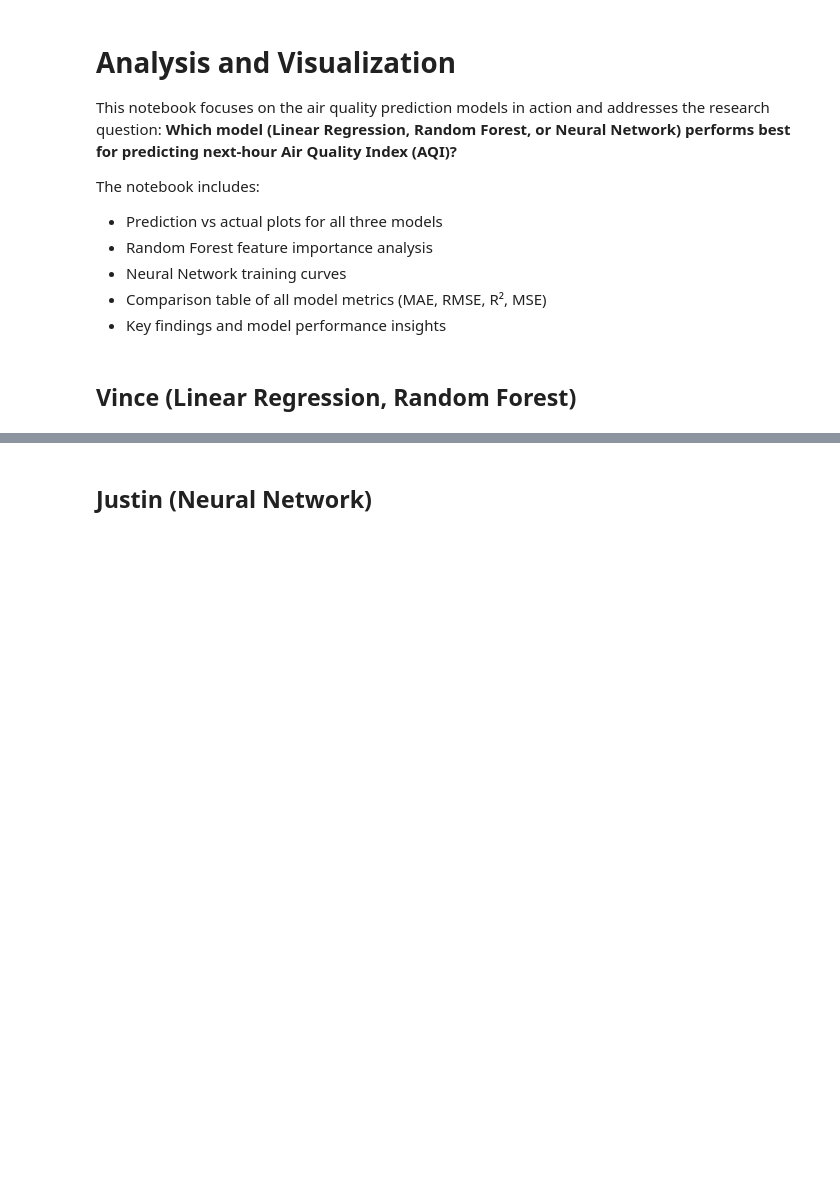
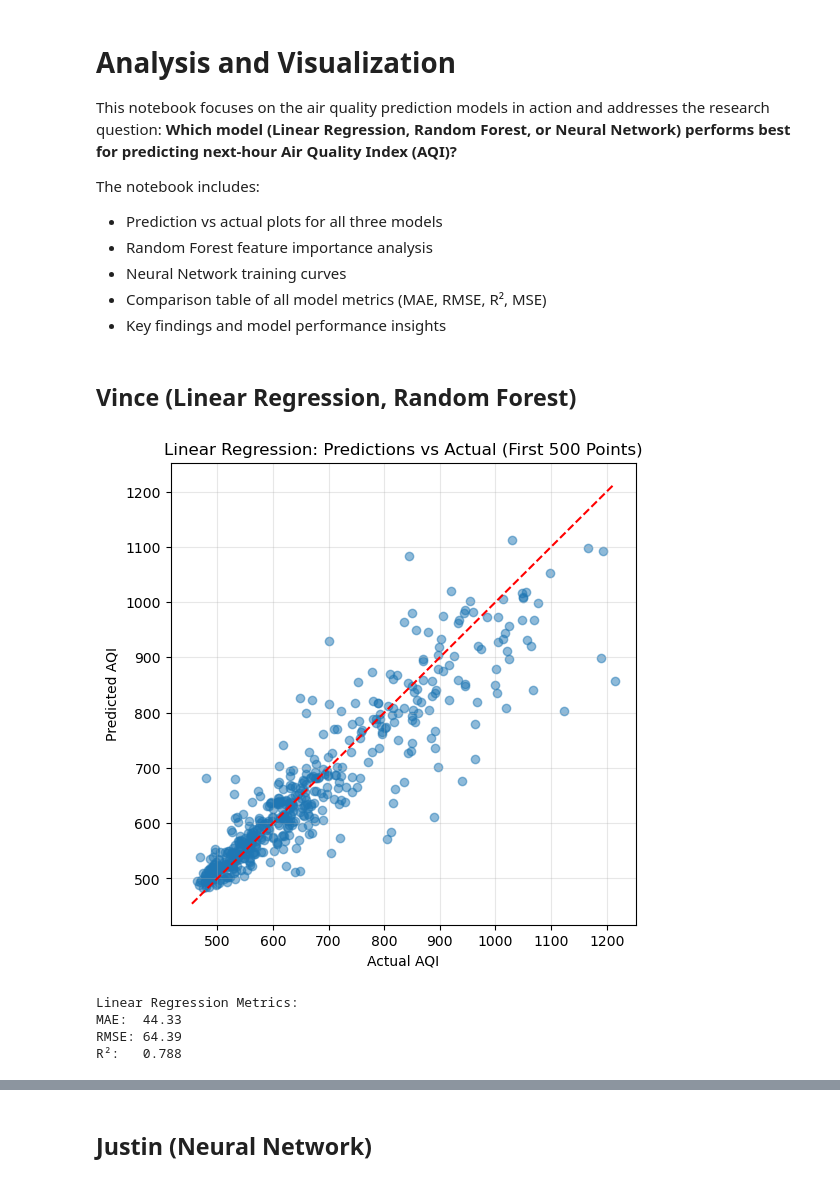
Before and after one commit to Jjmaxxx/cs171-final-project, a Jupyter notebook: analysis_visualization.ipynb, the cells around one changed output, grey strips where cells are left out. Saved outputs shown, nothing was run; the diff lists cells and outputs as text; code cells hidden in the pictures; blank space fills up the shorter version.

Commit message:
Completed Vince analysis and plots

```diff
--- a/analysis_visualization.ipynb
+++ b/analysis_visualization.ipynb
@@ -13,0 +50,34 @@ The notebook includes:
+# %%
+# Linear Regression
+lr = LinearRegression()
+lr.fit(X_train_scaled, y_train_scaled)
+
+lr_pred_scaled = lr.predict(X_test_scaled)
+lr_pred = y_scaler.inverse_transform(lr_pred_scaled)
+y_test_unscaled = y_scaler.inverse_transform(y_test_scaled)
+
+lr_mae = mean_absolute_error(y_test_unscaled, lr_pred)
+lr_rmse = np.sqrt(mean_squared_error(y_test_unscaled, lr_pred))
+lr_r2 = r2_score(y_test_unscaled, lr_pred)
+
+# Plot LR predictions vs actual
+plt.figure(figsize=(6,6))
+plt.scatter(y_test_unscaled[:500], lr_pred[:500], alpha=0.5)
+lims = [min(y_test_unscaled.min(), lr_pred.min()), max(y_test_unscaled.max(), lr_pred.max())]
+plt.plot(lims, lims, 'r--')
+plt.title("Linear Regression: Predictions vs Actual (First 500 Points)")
+plt.xlabel("Actual AQI")
+plt.ylabel("Predicted AQI")
+plt.grid(alpha=0.3)
+plt.show()
+
+print("Linear Regression Metrics:")
+print(f"MAE:  {lr_mae:.2f}")
+print(f"RMSE: {lr_rmse:.2f}")
+print(f"R²:   {lr_r2:.3f}")
+# %% [output]
+[figure, added]
+Linear Regression Metrics:
+MAE:  44.33
+RMSE: 64.39
+R²:   0.788
```
Also changed, not shown: parts of 3 cells of this notebook.
